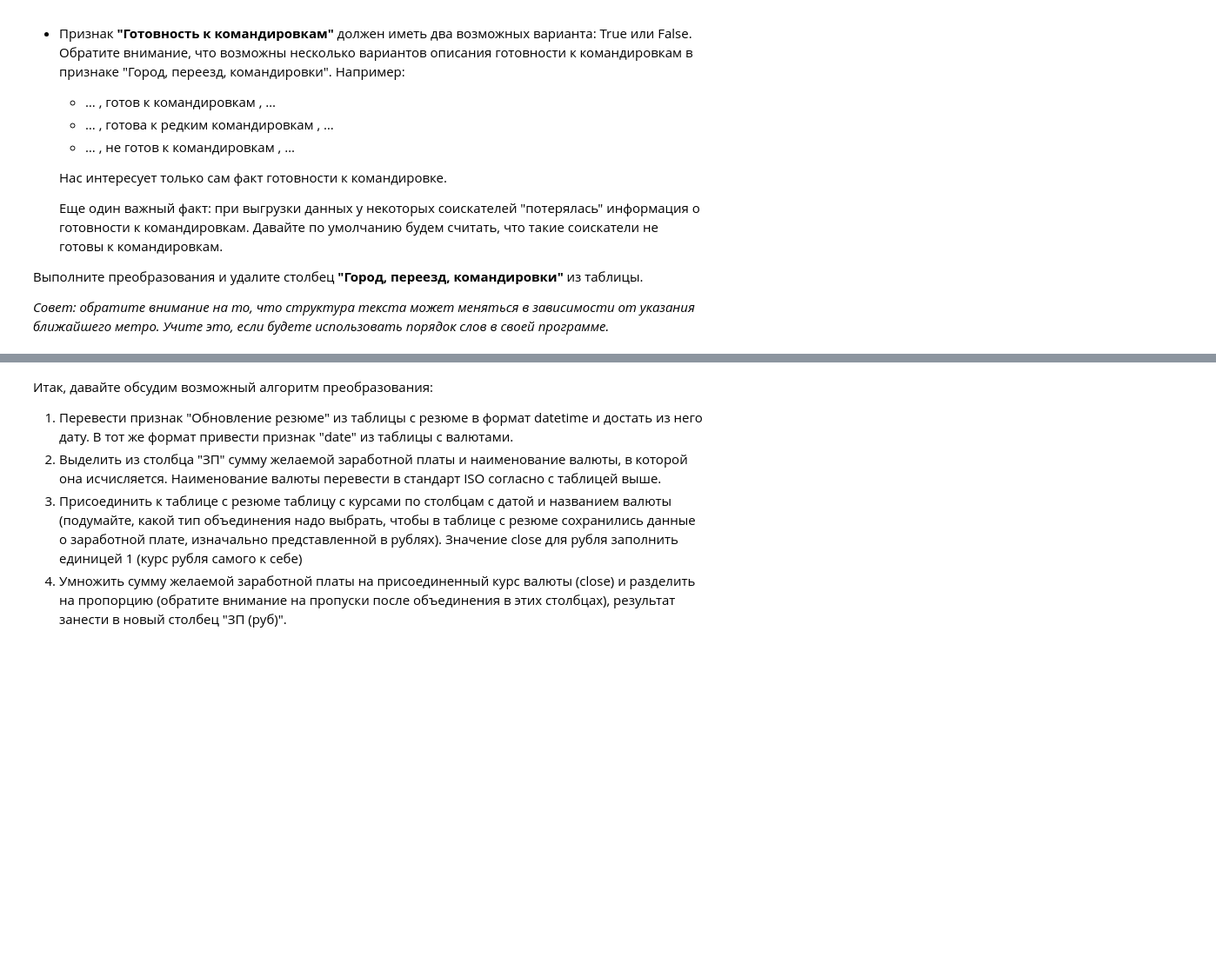
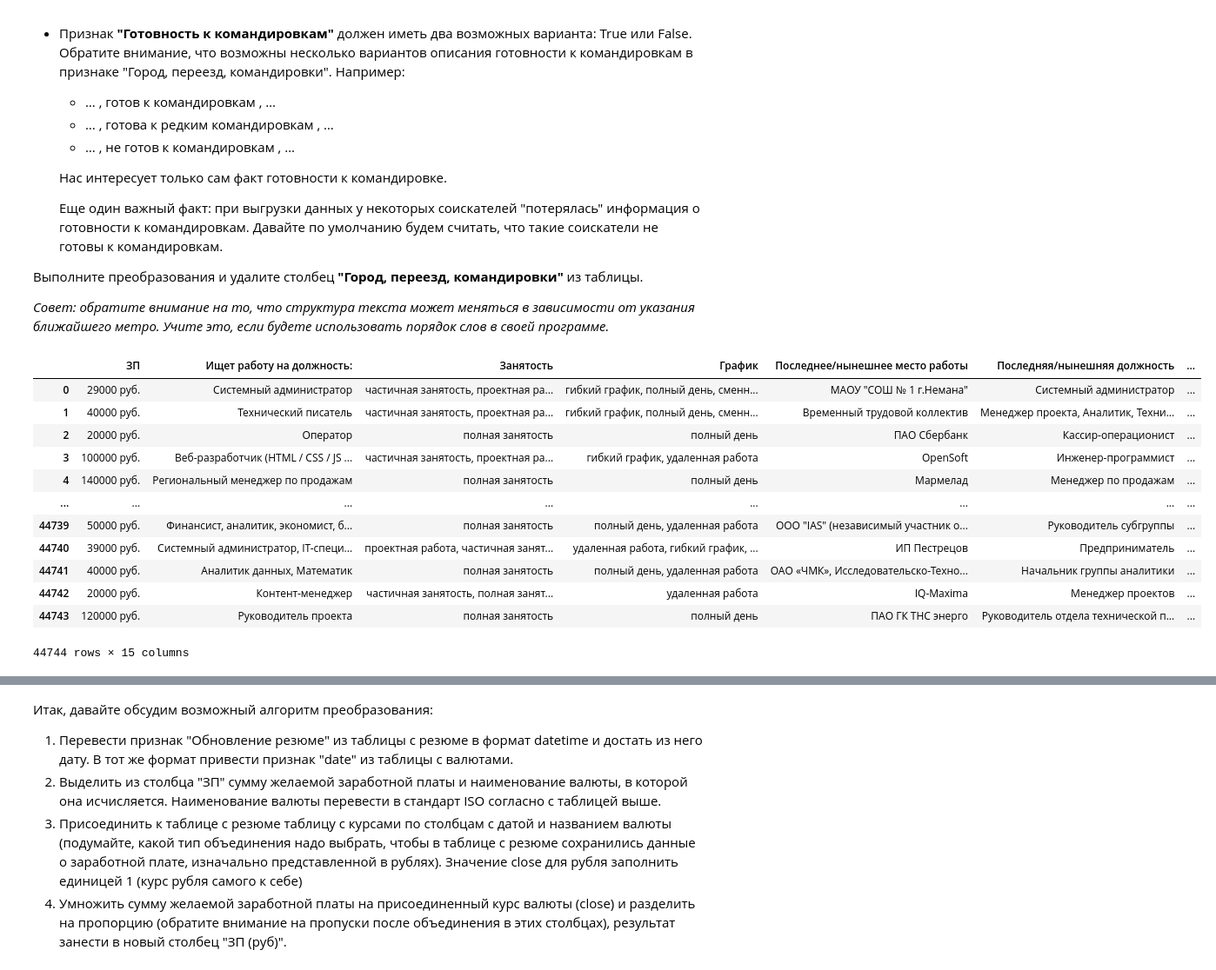
Before and after one commit to Breesy4/SF_PROJECT1, a Jupyter notebook: Project/Ноутбук-шаблон Project 1.ipynb, the cells around one changed output, grey strips where cells are left out. Shown at 87% size. Drawn from its saved outputs; the diff is of its cells as text; code cells hidden in the pictures; blank space fills up the shorter version.

```diff
--- a/Project/Ноутбук-шаблон Project 1.ipynb
+++ b/Project/Ноутбук-шаблон Project 1.ipynb
@@ -255,4 +301,77 @@ Name: Пол, dtype: float64
 
 *Совет: обратите внимание на то, что структура текста может меняться в зависимости от указания ближайшего метро. Учите это, если будете использовать порядок слов в своей программе.*
 # %%
-#ваш код здесь
+"""Распределение городов по категориям"""
+def define_cities(city):
+    """Функция сравнивает входящие данные со списками городов и распределяет их по категориям"""
+    #Заготовленные списки с данными о классификации городов
+    main_cities = ['Москва', 'Санкт-Петербург']
+    million_cities = [
+        'Новосибирск', 'Екатеринбург', 'Нижний Новгород', 'Казань',
+        'Челябинск', 'Омск', 'Самара', 'Ростов-на-Дону', 'Уфа',
+        'Красноярск', 'Пермь', 'Воронеж', 'Волгоград'
+        ]
+    #Разделение исходных данных на подстроки
+    split_cities = city.split(' ')
+    #Сопоставление подстрок с классификацией
+    if split_cities[0] in million_cities:
+        return 'Город-миллионник'
+    elif split_cities[0] not in main_cities:
+        return 'Другой'
+    return split_cities[0]
+
+
+"""Определение готовности человека к переезду"""
+def define_movement(move):
+    """Функция сравнивает входящие данные со списками о переезде и возвращает True или False"""
+    #Заготовленные списки с данными о готовности к переезду
+    ready_to_go = ['готовкпереезду', 'готовакпереезду', 'хочупереехать']
+    not_ready_to_go = ['неготовкпереезду', 'неготовакпереезду', 'нехочупереезжать']
+    #Преобразование исходных данных для упрощения обработки
+    move = move.lower()
+    move = move.replace(' ', '')
+
+    #Перебор заготовленных данных и их сопоставление с исходными данными
+    for i in not_ready_to_go:
+        if move.find(i) != -1:
+            return False
+    for i in ready_to_go:
+        if move.find(i) != -1:
+            return True
+
+
+"""Определение готовности человека к командировкам"""
+def define_business(trip):
+    """Функция ищет фразу о готовности к командировкам, а затем возвращает True или False"""
+    #Поиск ключевого слова во входящих данных для игнорирования элементов без указания готовности
+    if ('командировка' in trip):
+        #Поиск ключевой фразы во входящих данных о готовности к командировке
+        if ('не готов к командировкам' in trip) or('не готова к командировкам' in trip):
+            return False
+        else:
+            return True
+    else:
+        return False
+
+#Применение функции к признаку "Город, переезд, командировки" для нового признака "Город"
+hh['Город'] = hh['Город, переезд, командировки'].apply(define_cities)
+#Применение функции к признаку "Город, переезд, командировки" для нового признака "Готовность к переезду"
+hh['Готовность к переезду'] = hh['Город, переезд, командировки'].apply(define_movement)
+#Применение функции к признаку "Город, переезд, командировки" для нового признака "Готовность к командировкам"
+hh['Готовность к командировкам'] = hh['Город, переезд, командировки'].apply(define_business)
+hh = hh.drop(['Город, переезд, командировки'], axis=1)
+display(hh)
+# %% [output]
+|  | ЗП | Ищет работу на должность: | Занятость | График | Последнее/нынешнее место работы | Последняя/нынешняя должность | ... |
+| 0 | 29000 руб. | Системный администратор | частичная занятость, проектная ра... | гибкий график, полный день, сменн... | МАОУ "СОШ № 1 г.Немана" | Системный администратор | ... |
+| 1 | 40000 руб. | Технический писатель | частичная занятость, проектная ра... | гибкий график, полный день, сменн... | Временный трудовой коллектив | Менеджер проекта, Аналитик, Техни... | ... |
+| 2 | 20000 руб. | Оператор | полная занятость | полный день | ПАО Сбербанк | Кассир-операционист | ... |
+| 3 | 100000 руб. | Веб-разработчик (HTML / CSS / JS ... | частичная занятость, проектная ра... | гибкий график, удаленная работа | OpenSoft | Инженер-программист | ... |
+| 4 | 140000 руб. | Региональный менеджер по продажам | полная занятость | полный день | Мармелад | Менеджер по продажам | ... |
+| ... | ... | ... | ... | ... | ... | ... | ... |
+| 44739 | 50000 руб. | Финансист, аналитик, экономист, б... | полная занятость | полный день, удаленная работа | ООО "IAS" (независимый участник о... | Руководитель субгруппы | ... |
+| 44740 | 39000 руб. | Системный администратор, IT-специ... | проектная работа, частичная занят... | удаленная работа, гибкий график, ... | ИП Пестрецов | Предприниматель | ... |
+| 44741 | 40000 руб. | Аналитик данных, Математик | полная занятость | полный день, удаленная работа | ОАО «ЧМК», Исследовательско-Техно... | Начальник группы аналитики | ... |
+| 44742 | 20000 руб. | Контент-менеджер | частичная занятость, полная занят... | удаленная работа | IQ-Maxima | Менеджер проектов | ... |
+| 44743 | 120000 руб. | Руководитель проекта | полная занятость | полный день | ПАО ГК ТНС энерго | Руководитель отдела технической п... | ... |
+44744 rows × 15 columns
```
Also changed, not shown: parts of 4 cells of this notebook.
